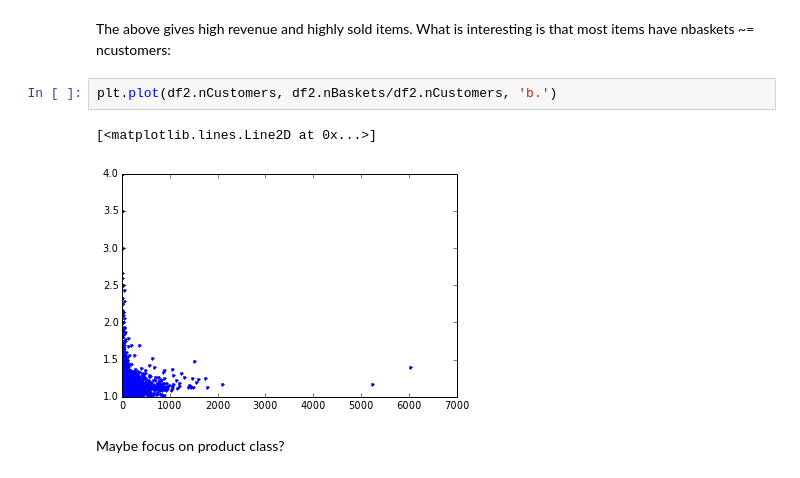
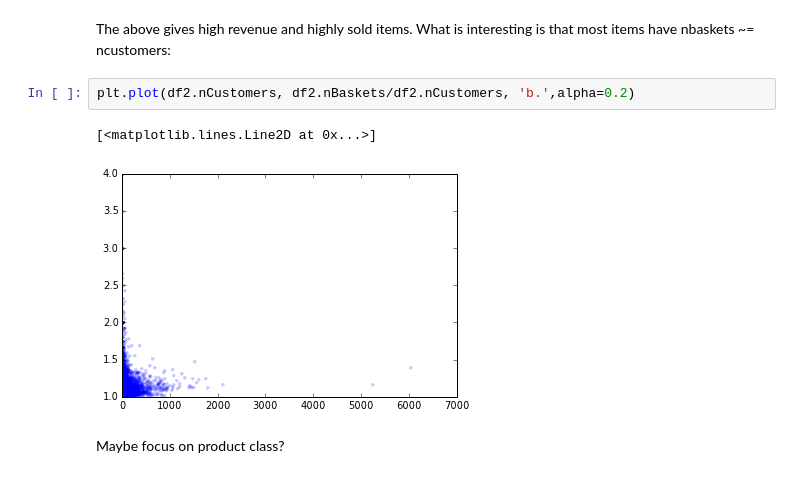
Before and after one commit to dwpsutton/market-basket, a Jupyter notebook: items_and_sales.ipynb, the cells around one changed output. Saved outputs shown, nothing was run; the diff lists cells and outputs as text.

```diff
--- a/items_and_sales.ipynb
+++ b/items_and_sales.ipynb
@@ -150,9 +150,9 @@ Name: nBaskets, dtype: float64
 # %% [markdown]
 The above gives high revenue and highly sold items.  What is interesting is that most items have nbaskets ~= ncustomers:
 # %%
-plt.plot(df2.nCustomers, df2.nBaskets/df2.nCustomers, 'b.')
+plt.plot(df2.nCustomers, df2.nBaskets/df2.nCustomers, 'b.',alpha=0.2)
 # %% [output]
 [<matplotlib.lines.Line2D at 0x...>]
-[figure, old version]
+[figure, new version]
 # %% [markdown]
 Maybe focus on product class?
```
Also changed, not shown: parts of 6 cells of this notebook.
